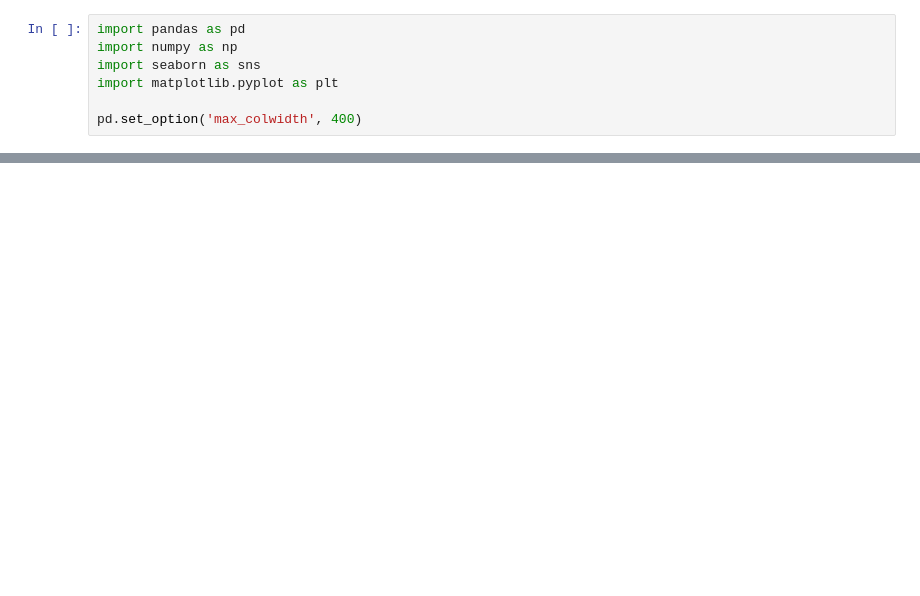
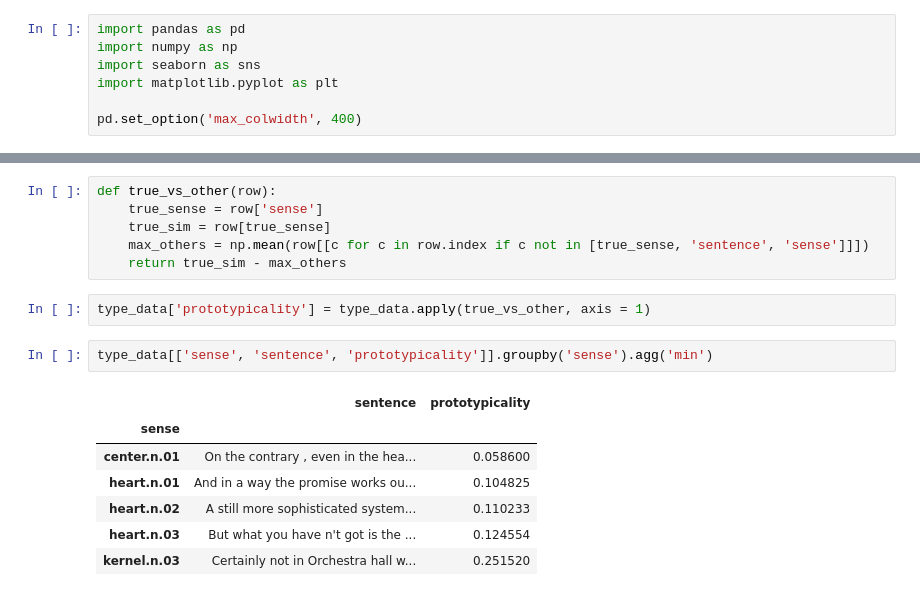
Before and after one commit to sathvikn/bert-wordsense, a Jupyter notebook: codebase/notebooks/prototypicality_eda.ipynb, the cells around one changed output, grey strips where cells are left out. Cells and saved outputs as stored; diff of their text form; blank space fills up the shorter version.

```diff
--- a/codebase/notebooks/prototypicality_eda.ipynb
+++ b/codebase/notebooks/prototypicality_eda.ipynb
@@ -18 +46,19 @@ type_data.groupby('sense').agg('min')
+# %%
+def true_vs_other(row):
+    true_sense = row['sense']
+    true_sim = row[true_sense]
+    max_others = np.mean(row[[c for c in row.index if c not in [true_sense, 'sentence', 'sense']]])
+    return true_sim - max_others
+# %%
+type_data['prototypicality'] = type_data.apply(true_vs_other, axis = 1)
+# %%
+type_data[['sense', 'sentence', 'prototypicality']].groupby('sense').agg('min')
+# %% [output]
+|  | sentence | prototypicality |
+| sense |  |  |
+| center.n.01 | On the contrary , even in the hea... | 0.058600 |
+| heart.n.01 | And in a way the promise works ou... | 0.104825 |
+| heart.n.02 | A still more sophisticated system... | 0.110233 |
+| heart.n.03 | But what you have n't got is the ... | 0.124554 |
+| kernel.n.03 | Certainly not in Orchestra hall w... | 0.251520 |
 # %%
```
Also changed, not shown: parts of 12 cells of this notebook.
